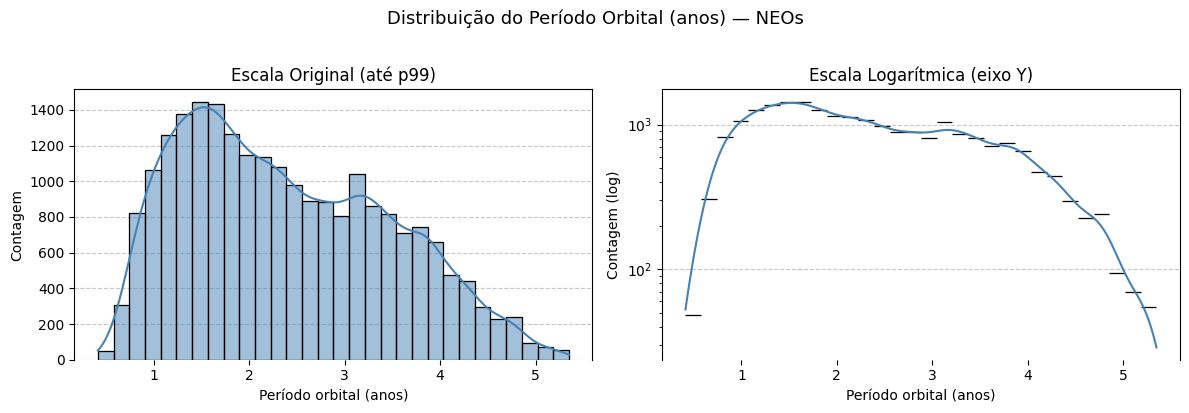
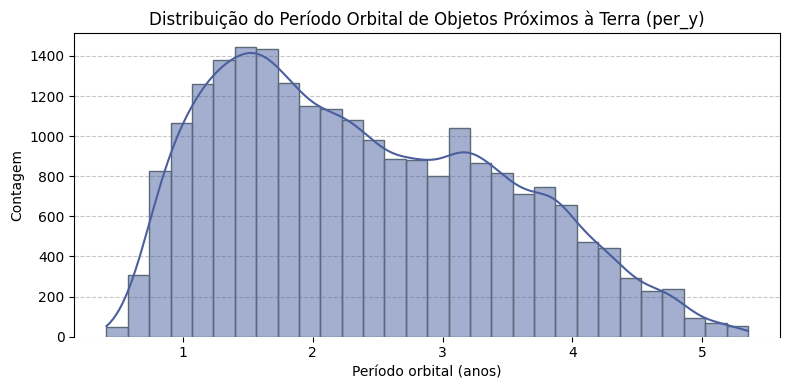
The notebook cell's code change between the first figure and the second:
--- before
+++ after
@@ -1,25 +1,14 @@
-data_per = ds_neo['per_y'].dropna()
+data_per = df_clean['per_y'].dropna()
 p99 = data_per.quantile(0.99)
 data_per_clip = data_per[data_per <= p99]
 
-fig, axes = plt.subplots(1, 2, figsize=(12, 4))
-fig.suptitle('Distribuição do Período Orbital (anos) — NEOs', fontsize=13, y=1.02)
-
-sns.histplot(data_per_clip, bins=30, kde=True, ax=axes[0], color='steelblue')
-axes[0].set_title('Escala Original (até p99)')
-axes[0].set_xlabel('Período orbital (anos)')
-axes[0].set_ylabel('Contagem')
-axes[0].spines['bottom'].set_visible(False)
-axes[0].yaxis.grid(True, linestyle='--', alpha=0.7)
-axes[0].set_axisbelow(True)
-
-sns.histplot(data_per_clip, bins=30, kde=True, ax=axes[1], color='steelblue', log_scale=(False, True))
-axes[1].set_title('Escala Logarítmica (eixo Y)')
-axes[1].set_xlabel('Período orbital (anos)')
-axes[1].set_ylabel('Contagem (log)')
-axes[1].spines['bottom'].set_visible(False)
-axes[1].yaxis.grid(True, linestyle='--', alpha=0.7)
-axes[1].set_axisbelow(True)
-
+fig, ax = plt.subplots(figsize=(8, 4))
+sns.histplot(data_per_clip, bins=30, kde=True, ax=ax, color='#4A5F9E', edgecolor='#5A6A7A')
+ax.set_title('Distribuição do Período Orbital de Objetos Próximos à Terra (per_y)')
+ax.set_xlabel('Período orbital (anos)')
+ax.set_ylabel('Contagem')
+ax.spines['bottom'].set_visible(False)
+ax.yaxis.grid(True, linestyle='--', alpha=0.7)
+ax.set_axisbelow(True)
 plt.tight_layout()
 plt.show()

Commit: faltam 8 univariados para resolver